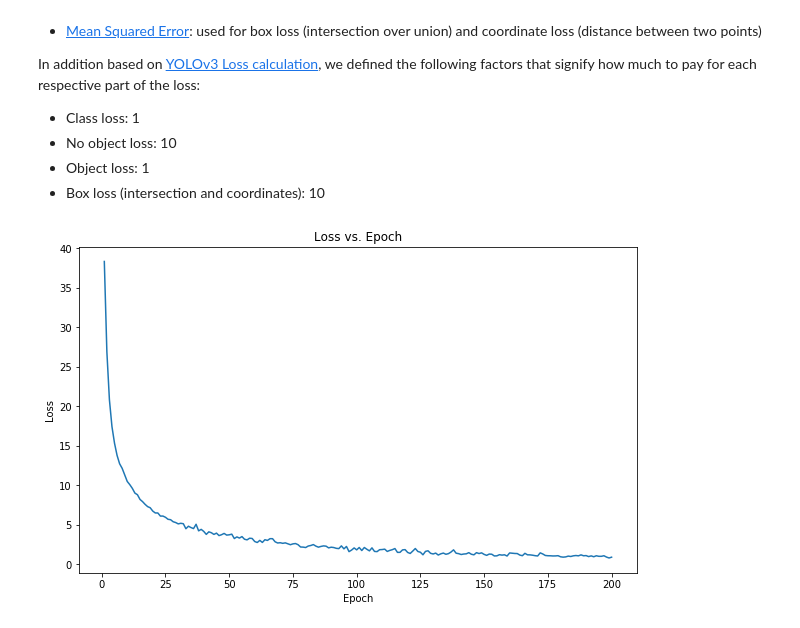
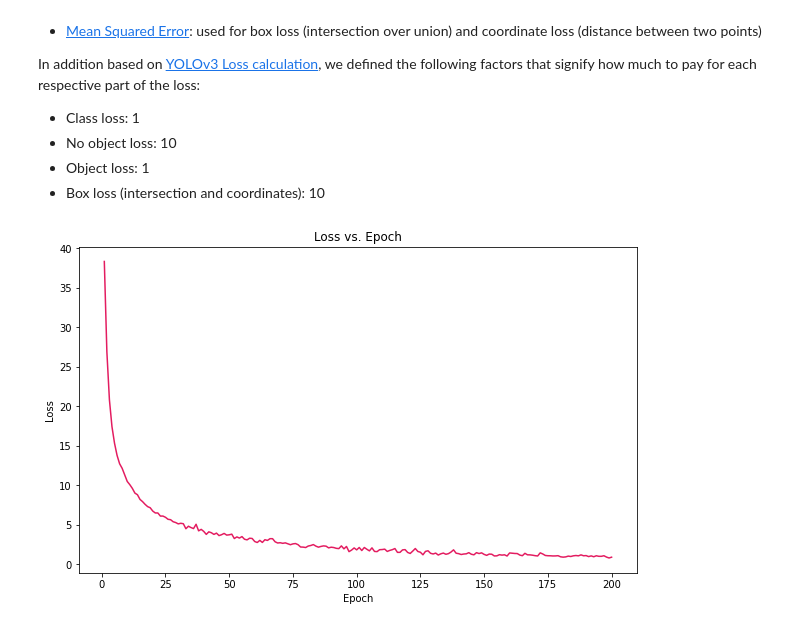
Before and after one commit to enmanuelmag/YOLOv3, a Jupyter notebook: notebooks/metrics.ipynb, the cells around one changed output. Cells and saved outputs as stored; diff of their text form; code cells hidden in the pictures.

Commit message:
Add plots

```diff
--- a/notebooks/metrics.ipynb
+++ b/notebooks/metrics.ipynb
@@ -9,11 +9,12 @@ warnings.filterwarnings("ignore")
 # %% [markdown]
 ### Constants
 # %%
-LOSSES_PATH = '../data/losses.csv'
-METRICS_PATH = '../data/metrics.csv'
+LOSSES_PATH = '../data/losses.pkl'
+METRICS_PATH = '../data/metrics.pkl'
+COLOR = '#e31c60'
 # %%
-losses = pd.read_csv(LOSSES_PATH)[['epoch', 'looses', 'mean', 'std']]
-metrics = pd.read_csv(METRICS_PATH)[['epoch', 'class_accuracy', 'noobj_accuracy', 'obj_accuracy', 'map']]
+losses = pd.read_pickle(open(LOSSES_PATH, 'rb'))[['epoch', 'looses', 'mean', 'std']]
+metrics = pd.read_pickle(open(METRICS_PATH, 'rb'))[['epoch', 'class_accuracy', 'noobj_accuracy', 'obj_accuracy', 'map']]
 # %% [markdown]
 ### Analysis
 # %% [markdown]
@@ -32,9 +33,10 @@ In addition based on [YOLOv3 Loss calculation](https://towardsdatascience.com/ca
 # %%
 plt.figure(figsize=(10, 6))
 loss_plot = sns.lineplot(x='epoch', y='mean', data=losses)
 plt.title('Loss vs. Epoch')
 plt.xlabel('Epoch')
 plt.ylabel('Loss')
+loss_plot.lines[0].set_color(COLOR)
 loss_plot.figure.savefig('../img/loss_plot.png', dpi=150)
 # %% [output]
-[figure, old version]
+[figure, new version]
```
Also changed, not shown: parts of 6 cells of this notebook, 5 other files.
